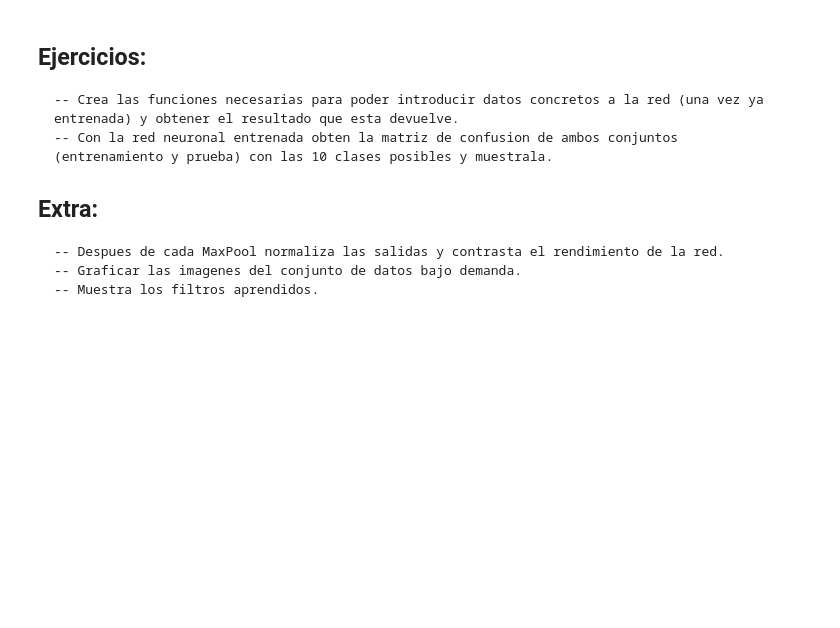
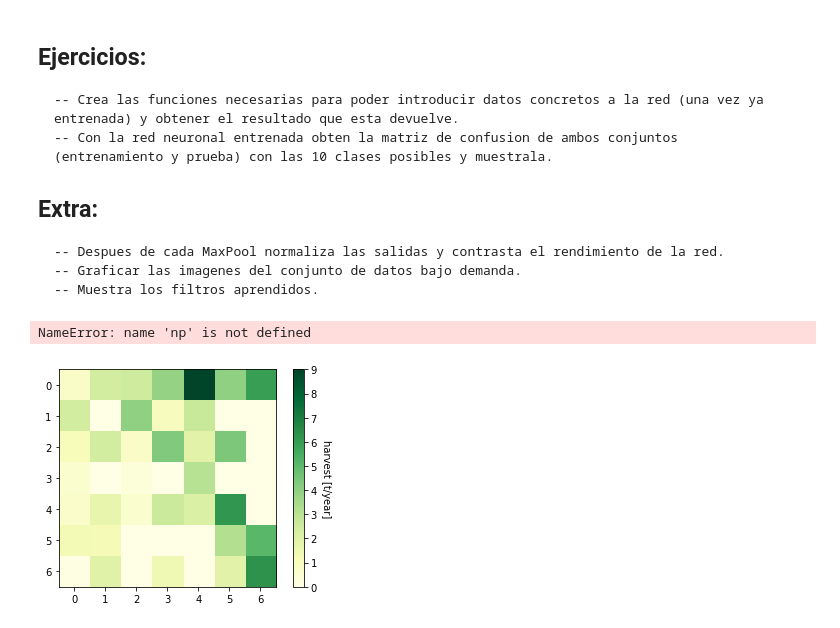
Before and after one commit to LisandroV/NeuralNetworks, a Jupyter notebook: p6-cifar-convolutional/CIFAR10-Pytorch.ipynb, the cells around one changed output. Cells and saved outputs as stored; diff of their text form; code cells hidden in the pictures; blank space fills up the shorter version.

```diff
--- a/p6-cifar-convolutional/CIFAR10-Pytorch.ipynb
+++ b/p6-cifar-convolutional/CIFAR10-Pytorch.ipynb
@@ -295,3 +304,15 @@ print("Precision en conjunto de validacion: %.4f%%"%(prec_val),cuda=False)
     -- Despues de cada MaxPool normaliza las salidas y contrasta el rendimiento de la red.
     -- Graficar las imagenes del conjunto de datos bajo demanda.
     -- Muestra los filtros aprendidos.
+# %%
+fig, ax = plt.subplots()
+
+im, cbar = heatmap(harvest, vegetables, farmers, ax=ax,
+                   cmap="YlGn", cbarlabel="harvest [t/year]")
+texts = annotate_heatmap(im, valfmt="{x:.1f} t")
+
+fig.tight_layout()
+plt.show()
+# %% [output]
+NameError: name 'np' is not defined
+[figure, added]
```
Also changed, not shown: parts of 9 cells of this notebook, 2 other files.
